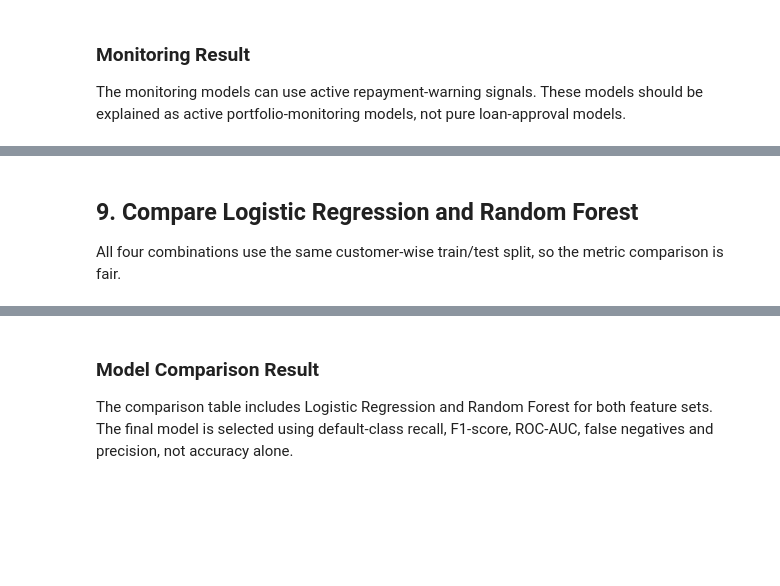
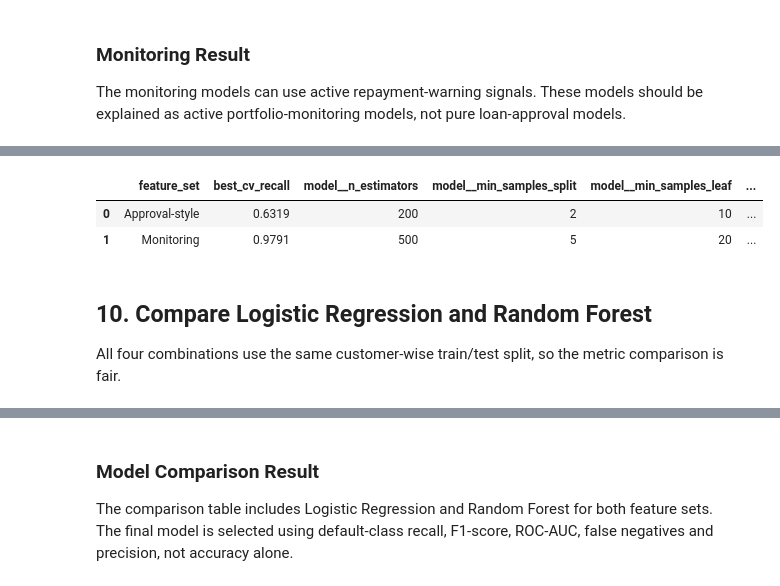
Before and after one commit to ANUKOOL324/Data_Analytics, a Jupyter notebook: Projects/banking-customer-analytics/notebooks/04_default_prediction_model.ipynb, the cells around one changed output, grey strips where cells are left out. Cells and saved outputs as stored; diff of their text form; code cells hidden in the pictures; blank space fills up the shorter version.

```diff
--- a/Projects/banking-customer-analytics/notebooks/04_default_prediction_model.ipynb
+++ b/Projects/banking-customer-analytics/notebooks/04_default_prediction_model.ipynb
@@ -514,5 +588,22 @@ The monitoring models can use active repayment-warning signals. These models sho
+# %%
+tuning_summary = pd.DataFrame(
+    [
+        {
+            "feature_set": item["feature_set"],
+            "best_cv_recall": item["best_cv_recall"],
+            **item["best_params"],
+        }
+        for item in tuning_results
+    ]
+)
+tuning_summary.to_csv(tables_dir / "random_forest_tuning_summary.csv", index=False)
+tuning_summary
+# %% [output]
+|  | feature_set | best_cv_recall | model__n_estimators | model__min_samples_split | model__min_samples_leaf | ... |
+| 0 | Approval-style | 0.6319 | 200 | 2 | 10 | ... |
+| 1 | Monitoring | 0.9791 | 500 | 5 | 20 | ... |
 # %% [markdown]
-## 9. Compare Logistic Regression and Random Forest
+## 10. Compare Logistic Regression and Random Forest
 
 All four combinations use the same customer-wise train/test split, so the metric comparison is fair.
 # %%
```
Also changed, not shown: parts of 22 cells of this notebook, 13 other files.
